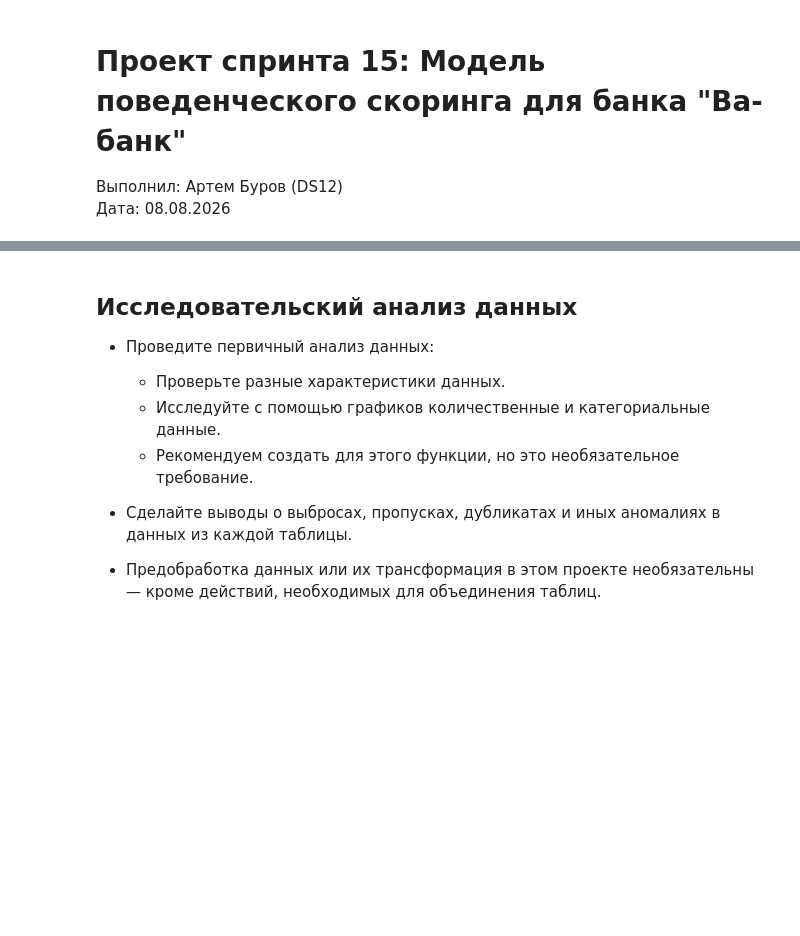
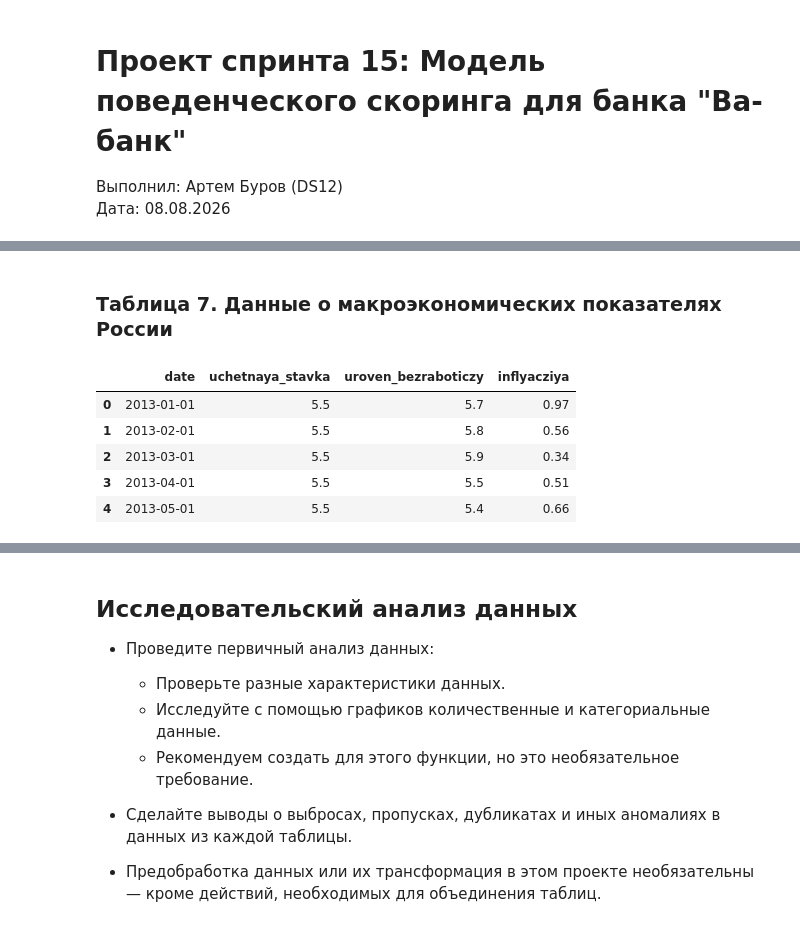
Before and after one commit to TemaQDX/sprint_15_project_behavioral_scoring, a Jupyter notebook: sprint_15_project_behavioral_scoring_Artem_Burov.ipynb, the cells around one changed output, grey strips where cells are left out. Cells and saved outputs as stored; diff of their text form; code cells hidden in the pictures; blank space fills up the shorter version.

```diff
--- a/sprint_15_project_behavioral_scoring_Artem_Burov.ipynb
+++ b/sprint_15_project_behavioral_scoring_Artem_Burov.ipynb
@@ -238,0 +508,12 @@ def show_missing_stats(df):
+# %% [markdown]
+### Таблица 7. Данные о макроэкономических показателях России
+# %%
+# Проверим первые 5 строк
+df0_macro_data.head()
+# %% [output]
+|  | date | uchetnaya_stavka | uroven_bezraboticzy | inflyacziya |
+| 0 | 2013-01-01 | 5.5 | 5.7 | 0.97 |
+| 1 | 2013-02-01 | 5.5 | 5.8 | 0.56 |
+| 2 | 2013-03-01 | 5.5 | 5.9 | 0.34 |
+| 3 | 2013-04-01 | 5.5 | 5.5 | 0.51 |
+| 4 | 2013-05-01 | 5.5 | 5.4 | 0.66 |
```
Also changed, not shown: parts of 40 cells of this notebook.
